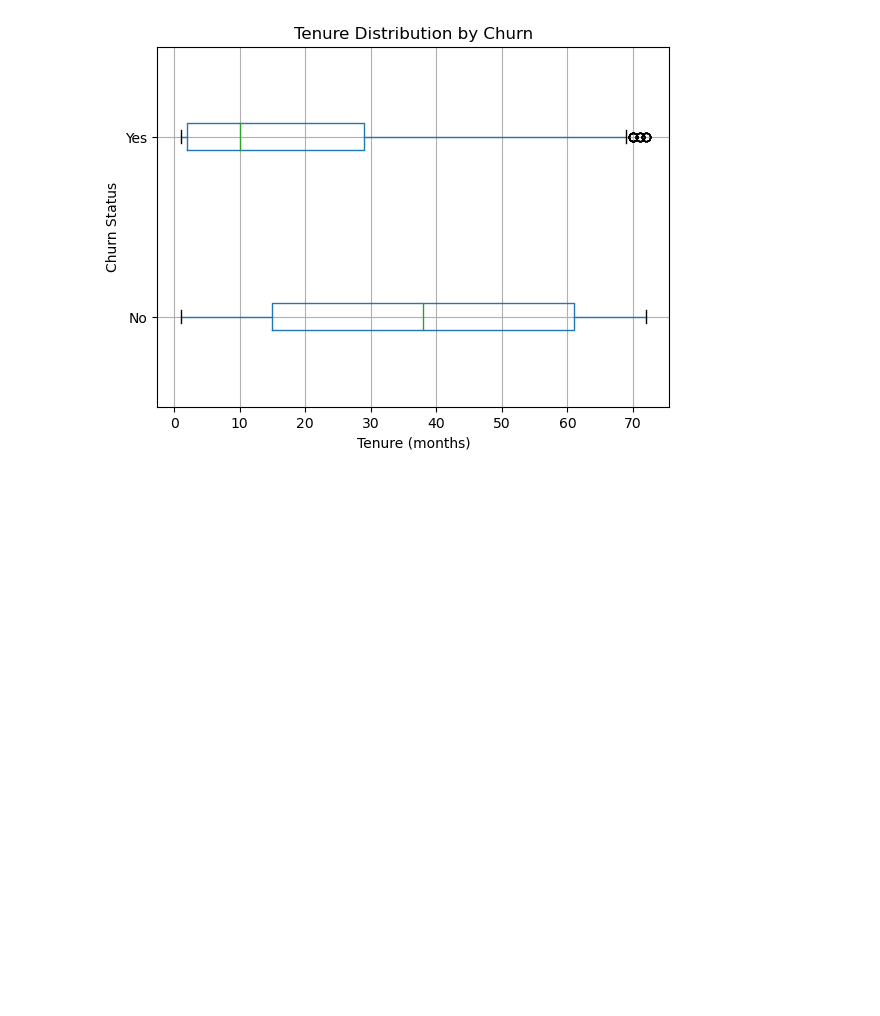
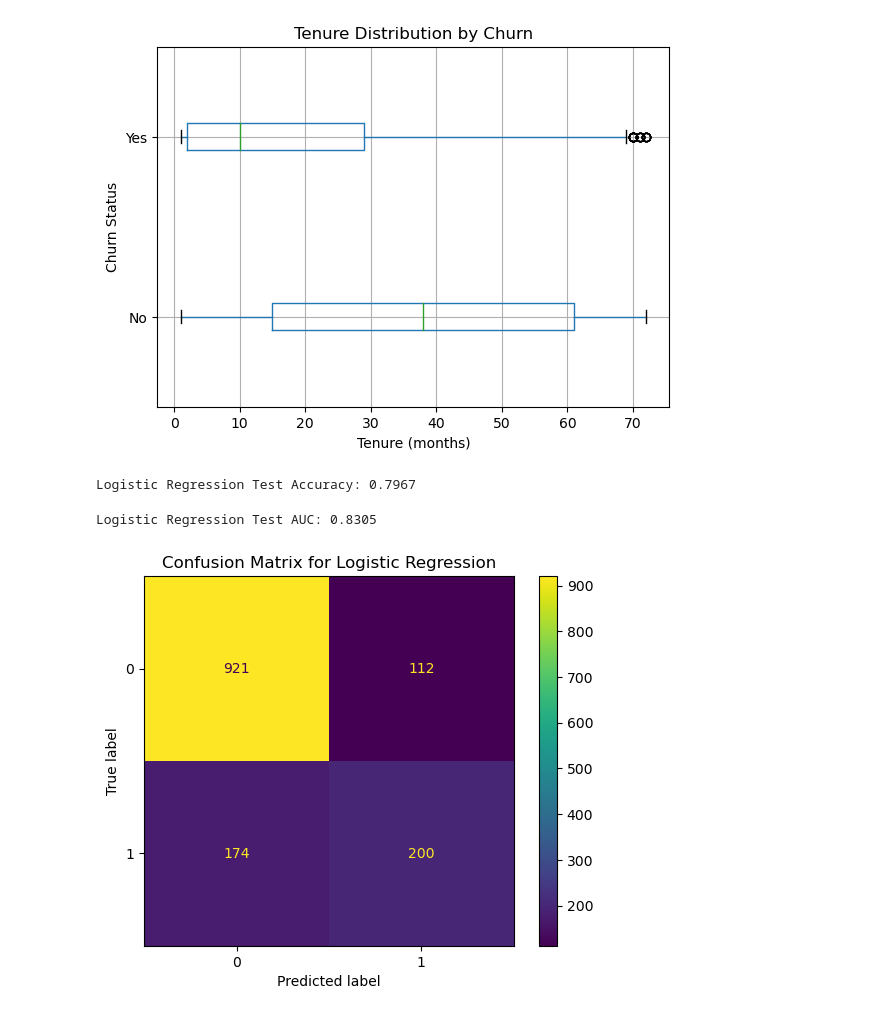
Before and after one commit to UCB-stat-159-f25/final-group02, a Jupyter notebook: Project Notebook.ipynb, the cells around one changed output. Saved outputs shown, nothing was run; the diff lists cells and outputs as text; code cells hidden in the pictures; blank space fills up the shorter version.

Commit message:
preprocessed data and implemented models

```diff
--- a/Project Notebook.ipynb
+++ b/Project Notebook.ipynb
@@ -126,3 +126,30 @@ plt.show()
 # %% [output]
 <Figure size 600x400 with 0 Axes>
 [figure]
+# %%
+X = df.drop(columns=["customerID", "Churn", "Churn_num"])
+X = pd.get_dummies(X, drop_first=True)
+y = df["Churn_num"]
+
+X_train, X_test, y_train, y_test = train_test_split(X, y, test_size=0.20, random_state=1, stratify=y)
+# %%
+logistic_model = LogisticRegression(max_iter=2000).fit(X_train, y_train)
+y_pred_logistic = logistic_model.predict(X_test)
+model_1b_acc = (y_pred_logistic == y_test).mean()
+print(f'Logistic Regression Test Accuracy: {model_1b_acc:.4f}')
+# %% [output]
+Logistic Regression Test Accuracy: 0.7967
+# %%
+assert logistic_model.classes_[1] == 1
+y_prob_logistic = logistic_model.predict_proba(X_test)[:, 1]
+fpr_logistic, tpr_logistic, _ = roc_curve(y_test, y_prob_logistic, pos_label=1)
+logistic_model_auc = auc(fpr_logistic, tpr_logistic)
+print(f'Logistic Regression Test AUC: {logistic_model_auc:.4f}')
+# %% [output]
+Logistic Regression Test AUC: 0.8305
+# %%
+ConfusionMatrixDisplay.from_predictions(y_test, y_pred_logistic)
+plt.title("Confusion Matrix for Logistic Regression")
+plt.show()
+# %% [output]
+[figure, added]
```
Also changed, not shown: parts of 5 cells of this notebook.
